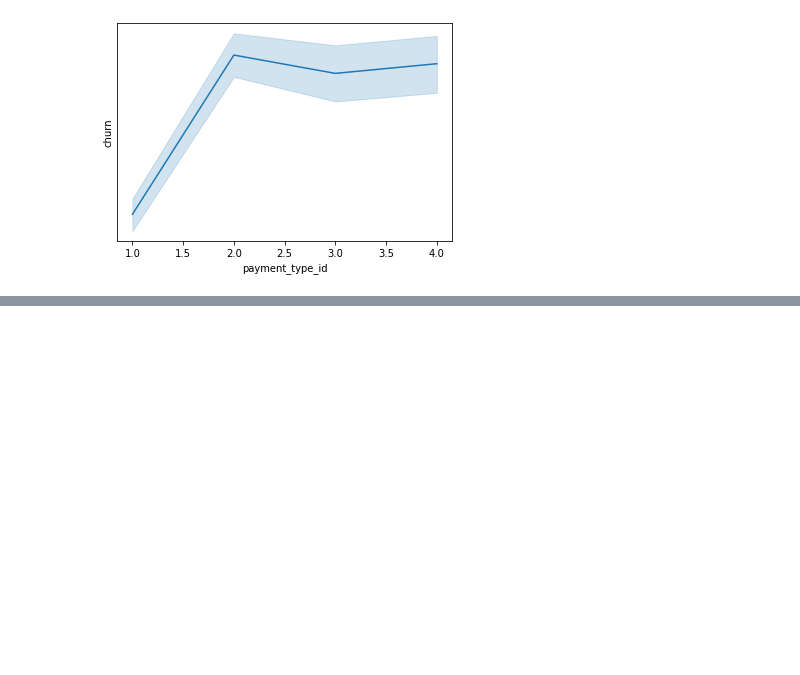
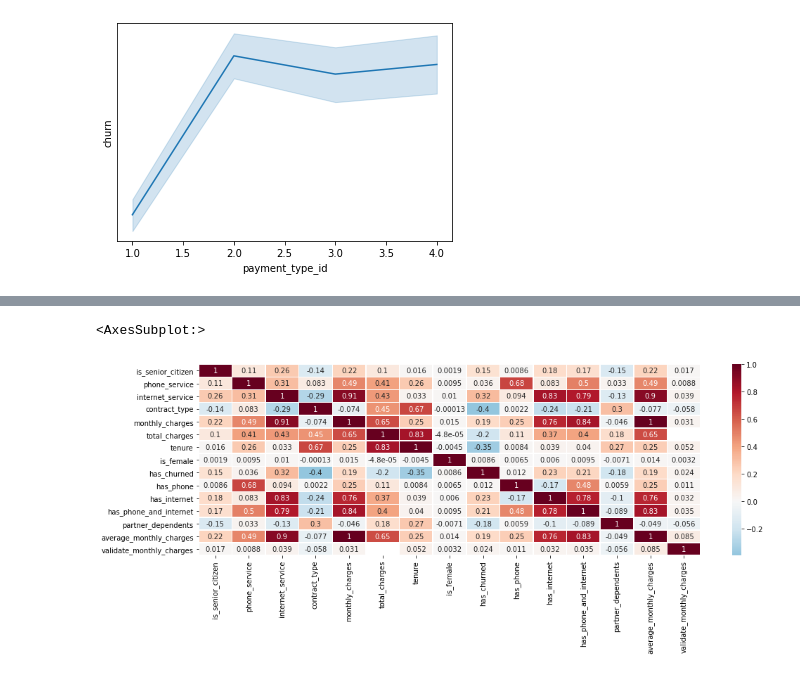
Before and after one commit to EmmanuelAzua/numpy-pandas-visualization-exercises, a Jupyter notebook: telco_churn.ipynb, the cells around one changed output, grey strips where cells are left out. Drawn from its saved outputs; the diff is of its cells as text; code cells hidden in the pictures; blank space fills up the shorter version.

Commit message:
First Visualization Project Update

```diff
--- a/telco_churn.ipynb
+++ b/telco_churn.ipynb
@@ -211,0 +243,3 @@ sns.pairplot(data = monthly_customers)
+# %%
+spreadsheet = pd.read_excel("Spreadsheets_Exercises_Solutions.xlsx", sheet_name = "mytable_customer_details_values", header = 1)
+spreadsheet
@@ -211,0 +280,3 @@ sns.pairplot(data = monthly_customers)
+# %%
+pearsoncorr = spreadsheet.corr(method = 'pearson')
+pearsoncorr
@@ -211,0 +300,12 @@ sns.pairplot(data = monthly_customers)
+# %%
+plt.figure(figsize = (16,5))
+sns.heatmap(pearsoncorr,
+            xticklabels = pearsoncorr.columns,
+            yticklabels = pearsoncorr.columns,
+            cmap = 'RdBu_r',
+            annot = True,
+            linewidth = 0.5,
+           center = 0)
+# %% [output]
+<AxesSubplot:>
+[figure, added]
```
Also changed, not shown: parts of 27 cells of this notebook, 3 other files.
